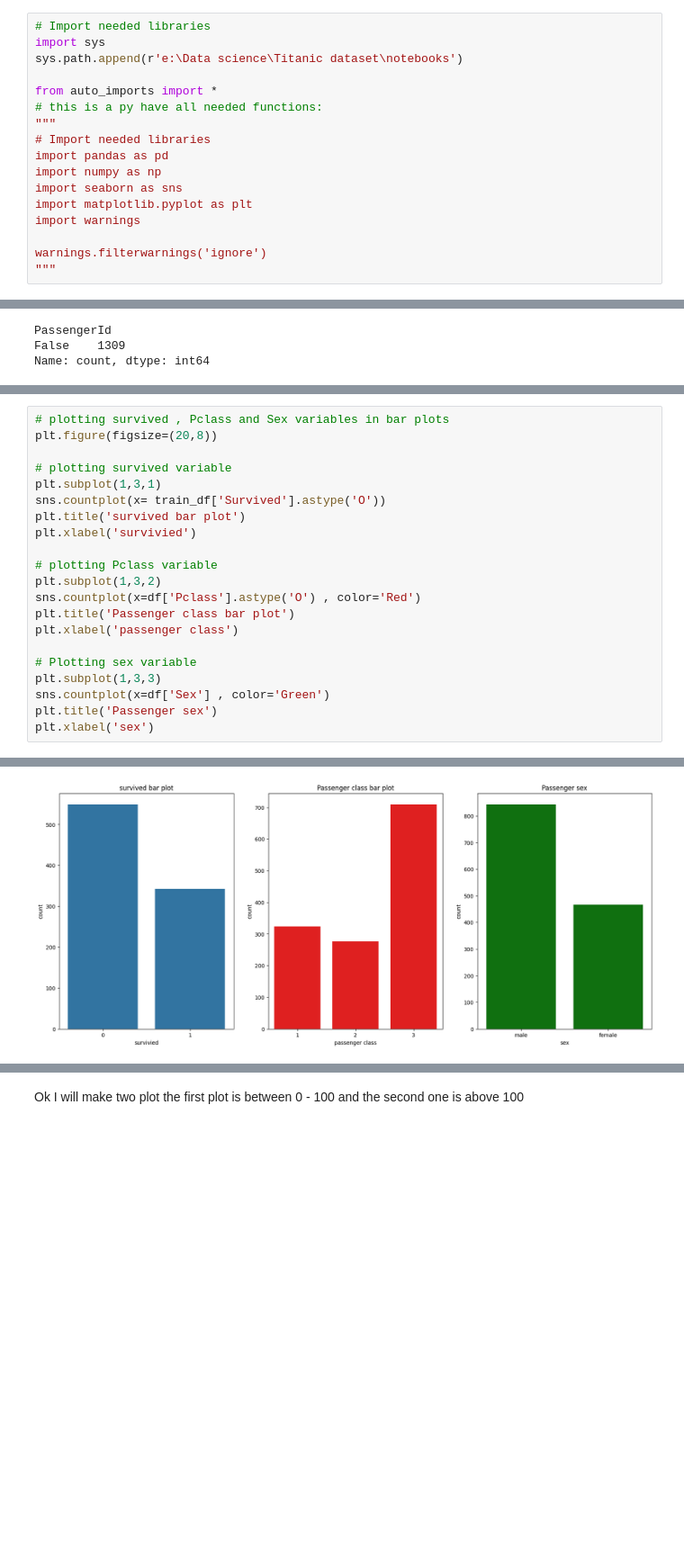
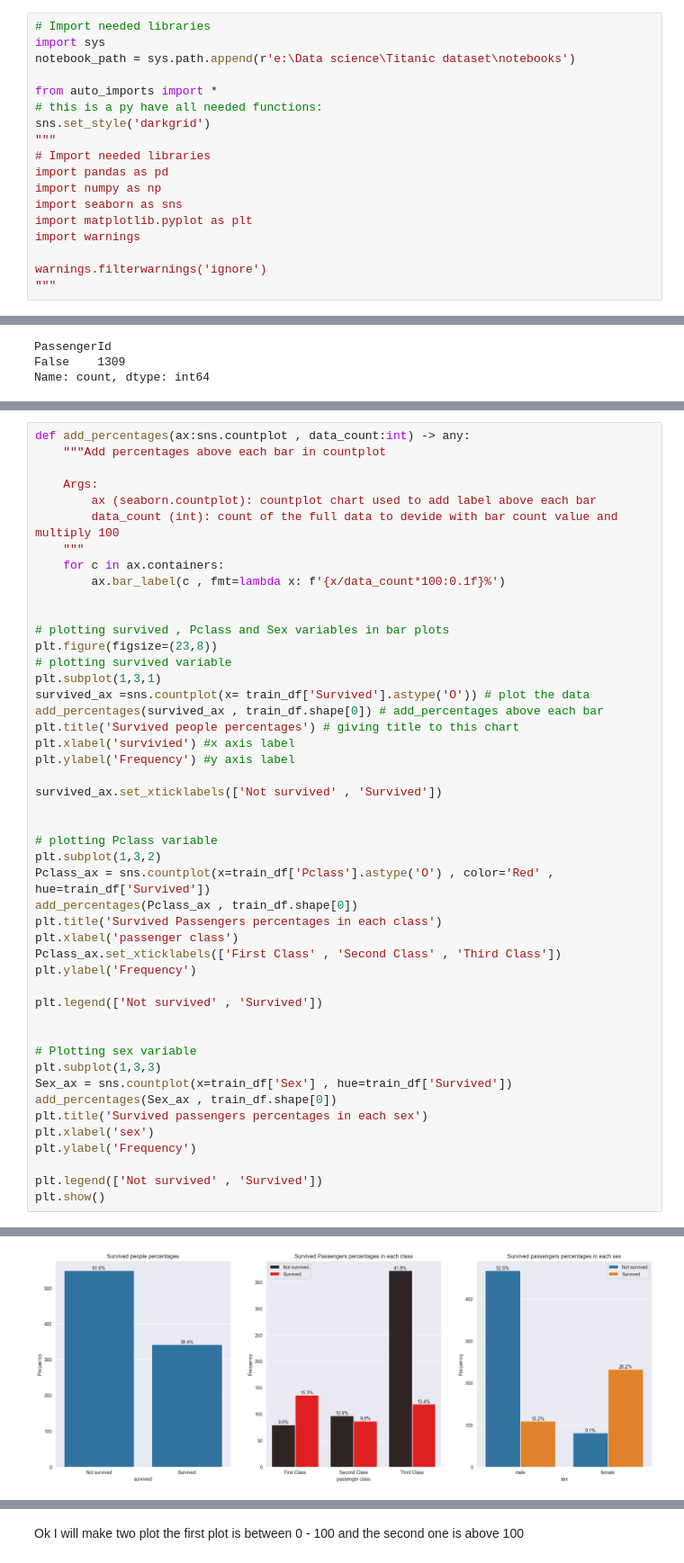
Before and after one commit to MinaGO1/Titanic-dataset, a Jupyter notebook: notebooks/Data Analysis/EDA.ipynb, the cells around one changed output, grey strips where cells are left out. Shown at 90% size. Cells and saved outputs as stored; diff of their text form; blank space fills up the shorter version.

Commit message:
Made logistic regression and edited on data analysis notebooks, you should now save the models data

```diff
--- a/notebooks/Data Analysis/EDA.ipynb
+++ b/notebooks/Data Analysis/EDA.ipynb
@@ -1,10 +1,11 @@
 # %%
 # Import needed libraries
 import sys
-sys.path.append(r'e:\Data science\Titanic dataset\notebooks')
+notebook_path = sys.path.append(r'e:\Data science\Titanic dataset\notebooks')
 
 from auto_imports import *
 # this is a py have all needed functions:
+sns.set_style('darkgrid')
 """
 # Import needed libraries
 import pandas as pd
@@ -61,22 +72,48 @@ sns.histplot(df['Age'], color='red')
 # %%
+def add_percentages(ax:sns.countplot , data_count:int) -> any:
+    """Add percentages above each bar in countplot
+
+    Args:
+        ax (seaborn.countplot): countplot chart used to add label above each bar
+        data_count (int): count of the full data to devide with bar count value and multiply 100
+    """
+    for c in ax.containers:
+        ax.bar_label(c , fmt=lambda x: f'{x/data_count*100:0.1f}%')
+
+
 # plotting survived , Pclass and Sex variables in bar plots
-plt.figure(figsize=(20,8))
-
+plt.figure(figsize=(23,8))
 # plotting survived variable
 plt.subplot(1,3,1)
-sns.countplot(x= train_df['Survived'].astype('O'))
-plt.title('survived bar plot')
-plt.xlabel('survivied')
+survived_ax =sns.countplot(x= train_df['Survived'].astype('O')) # plot the data
+add_percentages(survived_ax , train_df.shape[0]) # add_percentages above each bar
+plt.title('Survived people percentages') # giving title to this chart
+plt.xlabel('survivied') #x axis label
+plt.ylabel('Frequency') #y axis label
+
+survived_ax.set_xticklabels(['Not survived' , 'Survived'])
+
 
 # plotting Pclass variable
 plt.subplot(1,3,2)
-sns.countplot(x=df['Pclass'].astype('O') , color='Red')
-plt.title('Passenger class bar plot')
+Pclass_ax = sns.countplot(x=train_df['Pclass'].astype('O') , color='Red' , hue=train_df['Survived'])
+add_percentages(Pclass_ax , train_df.shape[0])
+plt.title('Survived Passengers percentages in each class')
 plt.xlabel('passenger class')
+Pclass_ax.set_xticklabels(['First Class' , 'Second Class' , 'Third Class'])
+plt.ylabel('Frequency')
+
+plt.legend(['Not survived' , 'Survived'])
+
 
 # Plotting sex variable
 plt.subplot(1,3,3)
-sns.countplot(x=df['Sex'] , color='Green')
-plt.title('Passenger sex')
+Sex_ax = sns.countplot(x=train_df['Sex'] , hue=train_df['Survived'])
+add_percentages(Sex_ax , train_df.shape[0])
+plt.title('Survived passengers percentages in each sex')
 plt.xlabel('sex')
+plt.ylabel('Frequency')
+
+plt.legend(['Not survived' , 'Survived'])
+plt.show()
 # %% [output]
@@ -84,2 +120,2 @@ Text(0.5, 0, 'sex')
-[figure, old version]
+[figure, new version]
 # %% [markdown]
```
Also changed, not shown: parts of 49 cells of this notebook, 7 other files.
